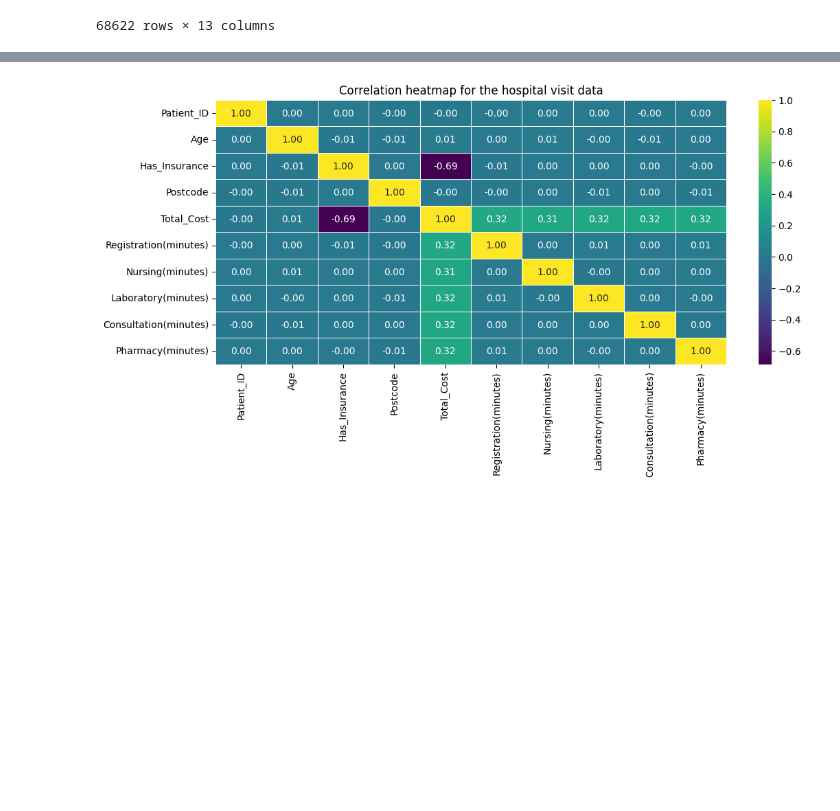
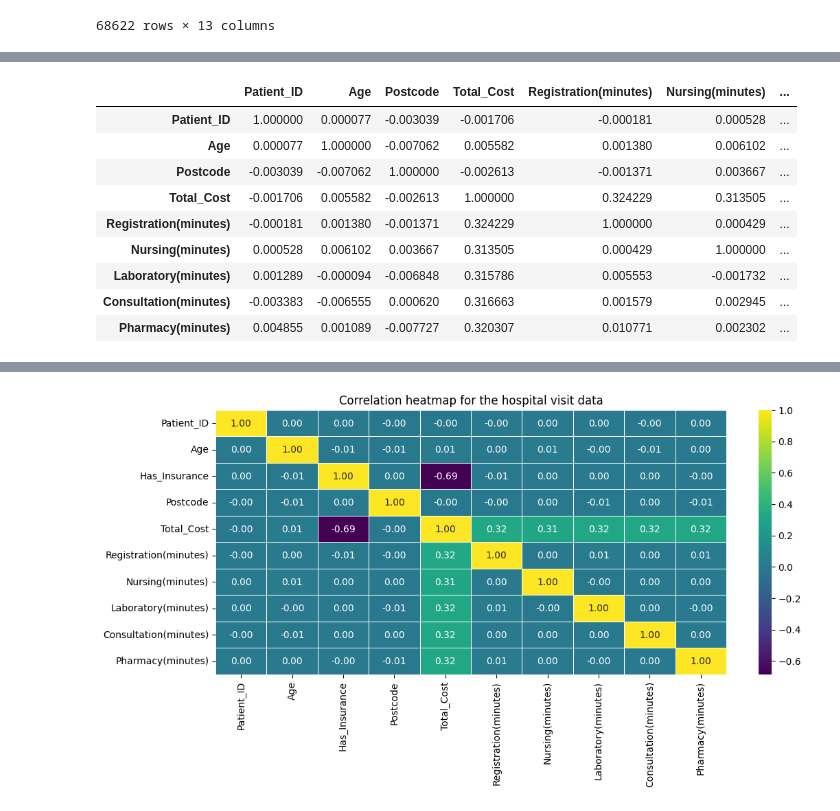
Before and after one commit to rajonkar/MyLearning, a Jupyter notebook: Ex_Files_Python_Data_Analysis_Healthcare/Exercise Files/Python Files/02_09 Correlation Analysis of Dataset.ipynb, the cells around one changed output, grey strips where cells are left out. Saved outputs shown, nothing was run; the diff lists cells and outputs as text; code cells hidden in the pictures; blank space fills up the shorter version.

```diff
--- a/Ex_Files_Python_Data_Analysis_Healthcare/Exercise Files/Python Files/02_09 Correlation Analysis of Dataset.ipynb
+++ b/Ex_Files_Python_Data_Analysis_Healthcare/Exercise Files/Python Files/02_09 Correlation Analysis of Dataset.ipynb
@@ -40,3 +48,21 @@ df_visit.corr()
+# %%
+import numpy as np
+numeric_df = df_visit.select_dtypes(include=[np.number])
+correlation_matrix = numeric_df.corr()
+# %%
+# df_visit.corr()
+correlation_matrix
+# %% [output]
+|  | Patient_ID | Age | Postcode | Total_Cost | Registration(minutes) | Nursing(minutes) | ... |
+| Patient_ID | 1.000000 | 0.000077 | -0.003039 | -0.001706 | -0.000181 | 0.000528 | ... |
+| Age | 0.000077 | 1.000000 | -0.007062 | 0.005582 | 0.001380 | 0.006102 | ... |
+| Postcode | -0.003039 | -0.007062 | 1.000000 | -0.002613 | -0.001371 | 0.003667 | ... |
+| Total_Cost | -0.001706 | 0.005582 | -0.002613 | 1.000000 | 0.324229 | 0.313505 | ... |
+| Registration(minutes) | -0.000181 | 0.001380 | -0.001371 | 0.324229 | 1.000000 | 0.000429 | ... |
+| Nursing(minutes) | 0.000528 | 0.006102 | 0.003667 | 0.313505 | 0.000429 | 1.000000 | ... |
+| Laboratory(minutes) | 0.001289 | -0.000094 | -0.006848 | 0.315786 | 0.005553 | -0.001732 | ... |
+| Consultation(minutes) | -0.003383 | -0.006555 | 0.000620 | 0.316663 | 0.001579 | 0.002945 | ... |
+| Pharmacy(minutes) | 0.004855 | 0.001089 | -0.007727 | 0.320307 | 0.010771 | 0.002302 | ... |
 # %%
 correlation_matrix = df_visit.corr()
 # %%
```
Also changed, not shown: parts of 6 cells of this notebook.
